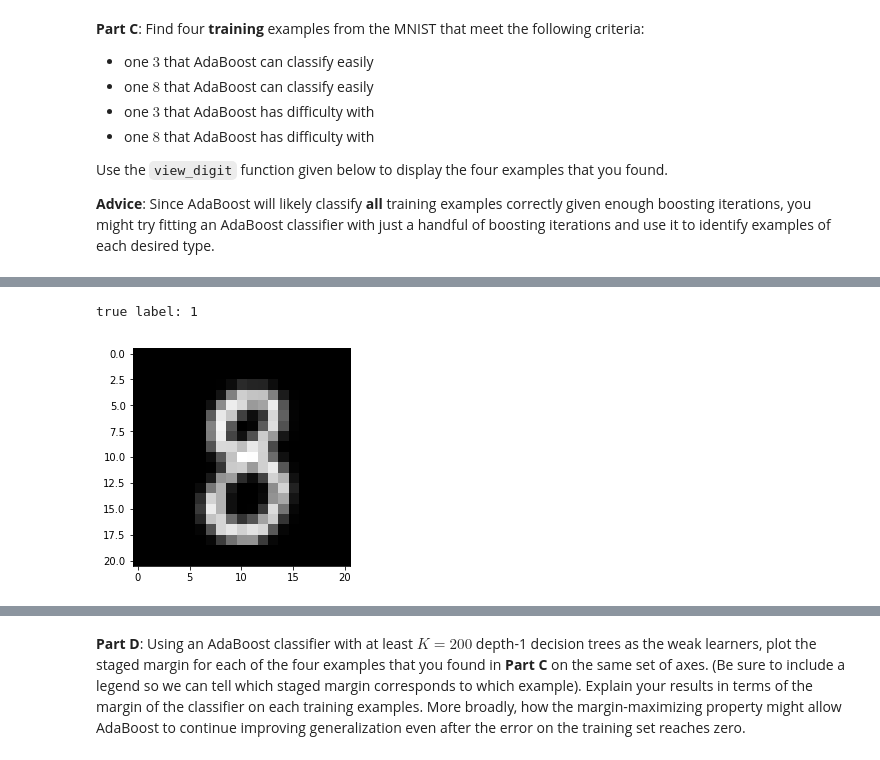
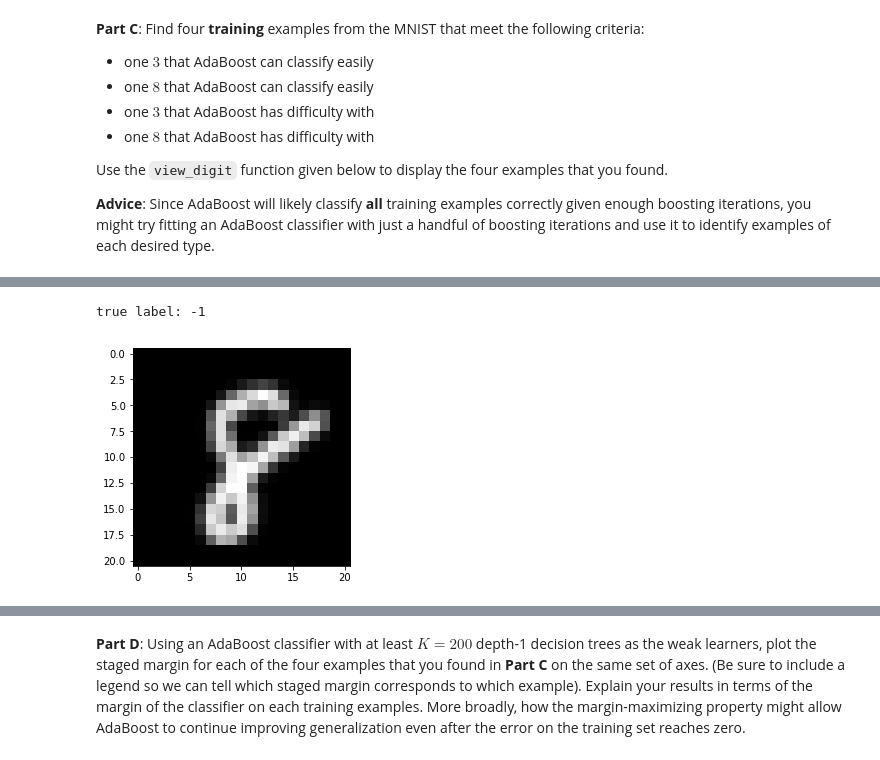
Before and after one commit to AkritiKapur/ml-5622-assignments, a Jupyter notebook: boosting/boosting.ipynb, the cells around one changed output, grey strips where cells are left out. Cells and saved outputs as stored; diff of their text form; code cells hidden in the pictures.

```diff
--- a/boosting/boosting.ipynb
+++ b/boosting/boosting.ipynb
@@ -454,7 +487,7 @@ true label: -1
-# %%
-view_digit(data.X_train[555], 1)
-# %% [output]
-true label: 1
-[figure, removed]
+# %%
+view_digit(eights[right_8,:], -1)
+# %% [output]
+true label: -1
+[figure, added]
 # %%
 print("Examples AdaBoost has difficulty with")
```
Also changed, not shown: parts of 17 cells of this notebook.
